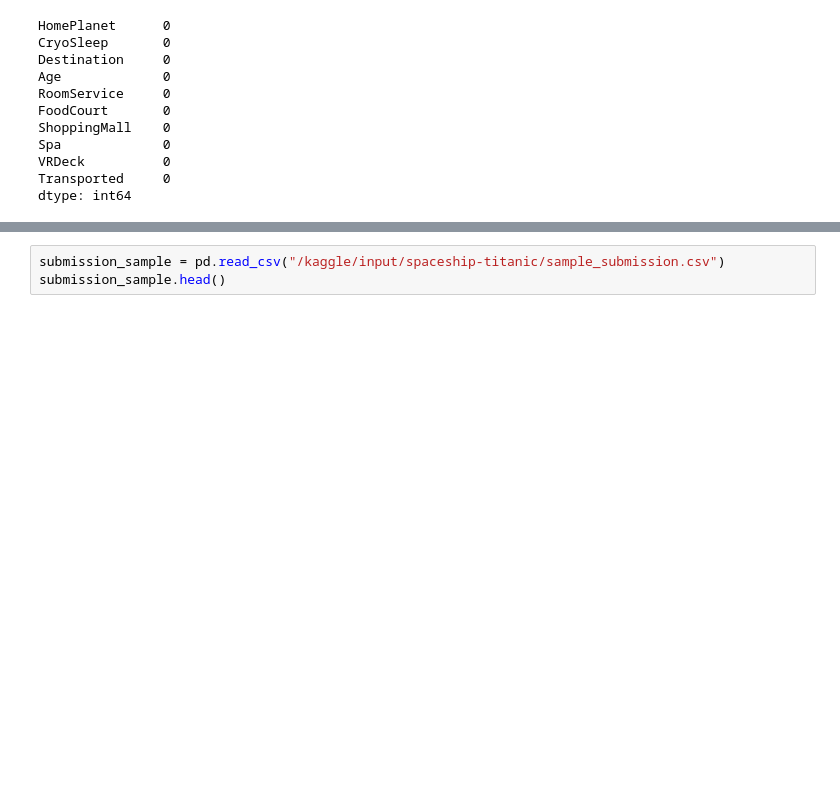
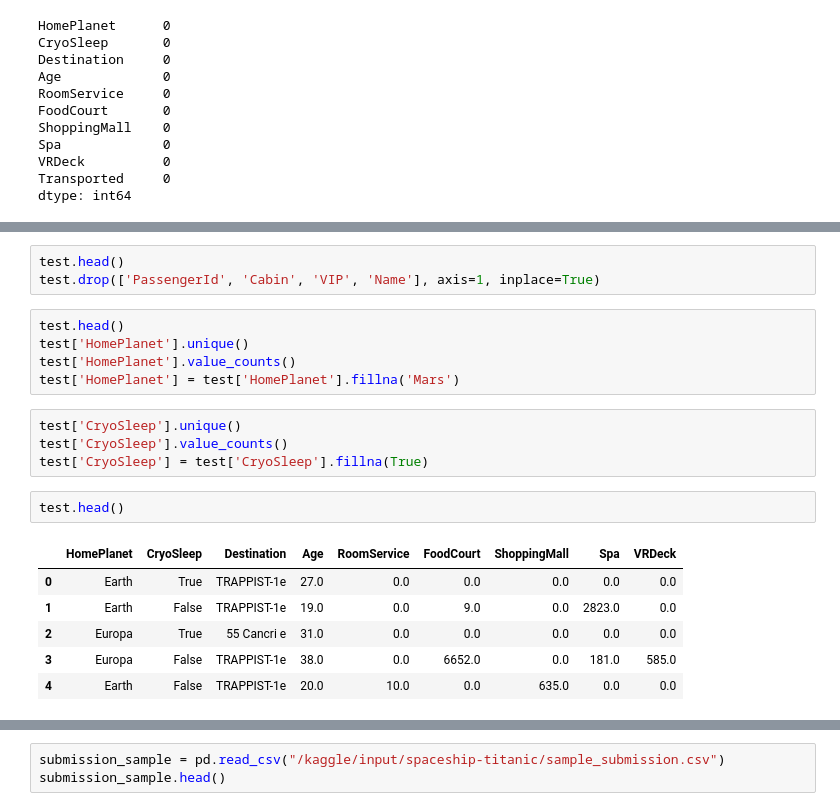
Before and after one commit to Yussufkadir/Spaceship_Titanic_Contest, a Jupyter notebook: titanic_dataset.ipynb, the cells around one changed output, grey strips where cells are left out. Saved outputs shown, nothing was run; the diff lists cells and outputs as text; blank space fills up the shorter version.

Commit message:
Kaggle Notebook | Spaceship_Titanic_Contest | test set cleaned and now modelling part can begin

```diff
--- a/titanic_dataset.ipynb
+++ b/titanic_dataset.ipynb
@@ -185,0 +195,21 @@ dtype: int64
+# %%
+test.head()
+test.drop(['PassengerId', 'Cabin', 'VIP', 'Name'], axis=1, inplace=True)
+# %%
+test.head()
+test['HomePlanet'].unique()
+test['HomePlanet'].value_counts()
+test['HomePlanet'] = test['HomePlanet'].fillna('Mars')
+# %%
+test['CryoSleep'].unique()
+test['CryoSleep'].value_counts()
+test['CryoSleep'] = test['CryoSleep'].fillna(True)
+# %%
+test.head()
+# %% [output]
+|  | HomePlanet | CryoSleep | Destination | Age | RoomService | FoodCourt | ShoppingMall | Spa | VRDeck |
+| 0 | Earth | True | TRAPPIST-1e | 27.0 | 0.0 | 0.0 | 0.0 | 0.0 | 0.0 |
+| 1 | Earth | False | TRAPPIST-1e | 19.0 | 0.0 | 9.0 | 0.0 | 2823.0 | 0.0 |
+| 2 | Europa | True | 55 Cancri e | 31.0 | 0.0 | 0.0 | 0.0 | 0.0 | 0.0 |
+| 3 | Europa | False | TRAPPIST-1e | 38.0 | 0.0 | 6652.0 | 0.0 | 181.0 | 585.0 |
+| 4 | Earth | False | TRAPPIST-1e | 20.0 | 10.0 | 0.0 | 635.0 | 0.0 | 0.0 |
```
Also changed, not shown: parts of 7 cells of this notebook.
